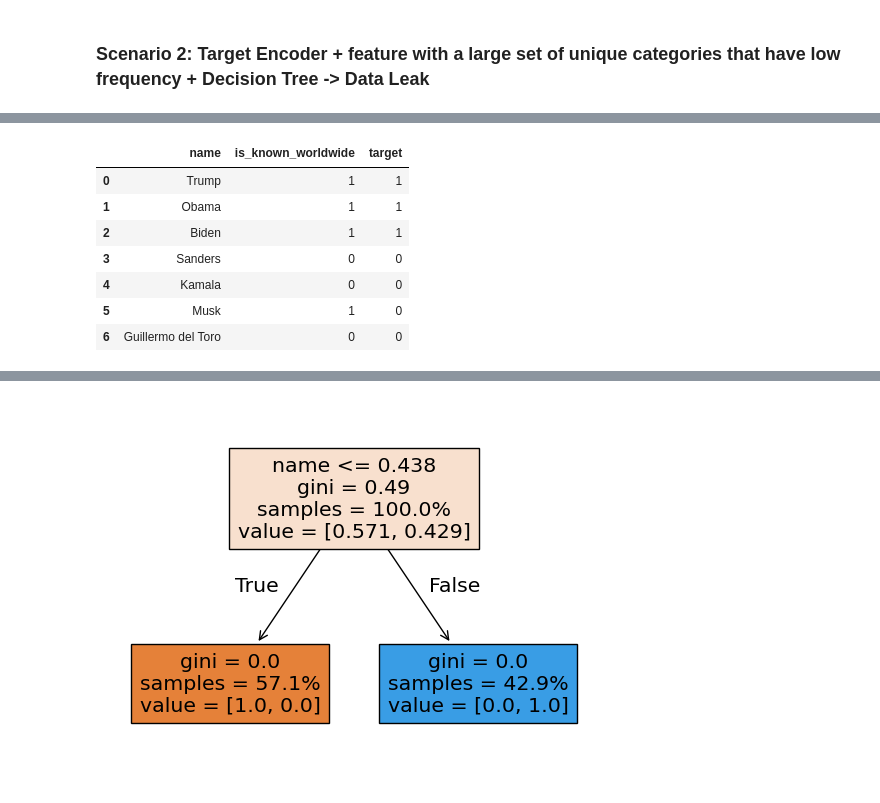
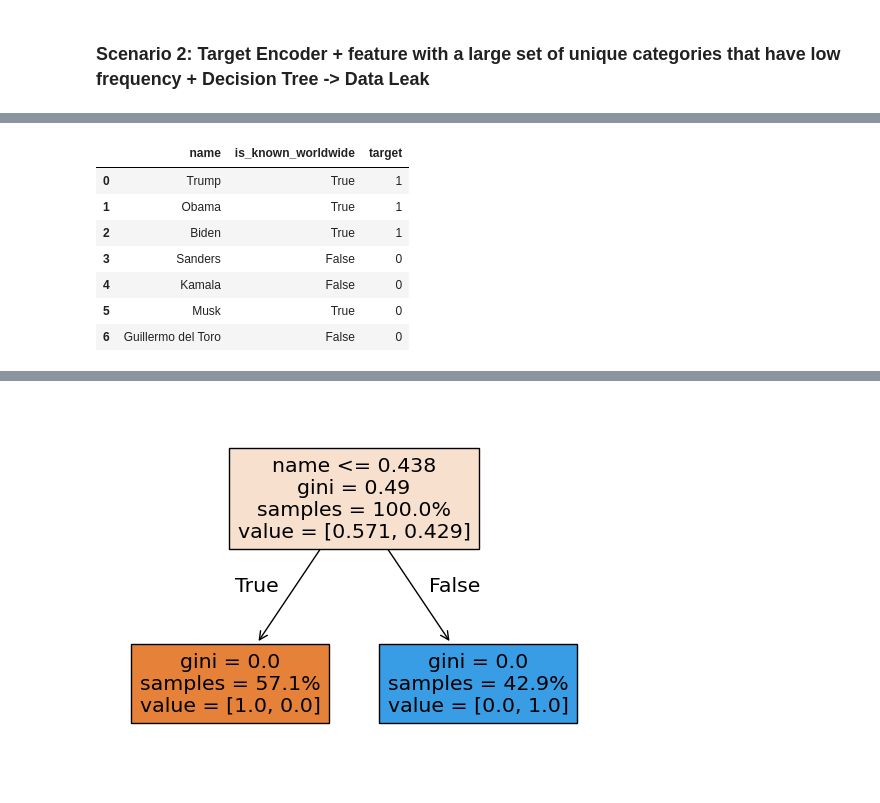
Before and after one commit to dooreas/TowardsCatboost, a Jupyter notebook: towards_catboost.ipynb, the cells around one changed output, grey strips where cells are left out. Drawn from its saved outputs; the diff is of its cells as text; code cells hidden in the pictures.

```diff
--- a/towards_catboost.ipynb
+++ b/towards_catboost.ipynb
@@ -250,18 +254,18 @@ Notice that this would not happen for other encoders. Nevertheless all projects
 # %%
 dataset_3 = pd.DataFrame(
     {
         "name": ["Trump", "Obama", "Biden", "Sanders", "Kamala", "Musk", "Guillermo del Toro"],
-        "is_known_worldwide": [1, 1, 1, 0, 0, 1, 0],
+        "is_known_worldwide": [True, True, True, False, False, True, False],
         "target": [1, 1, 1, 0, 0, 0, 0],
     },
 )
 dataset_3
 # %% [output]
 |  | name | is_known_worldwide | target |
-| 0 | Trump | 1 | 1 |
-| 1 | Obama | 1 | 1 |
-| 2 | Biden | 1 | 1 |
-| 3 | Sanders | 0 | 0 |
-| 4 | Kamala | 0 | 0 |
-| 5 | Musk | 1 | 0 |
-| 6 | Guillermo del Toro | 0 | 0 |
+| 0 | Trump | True | 1 |
+| 1 | Obama | True | 1 |
+| 2 | Biden | True | 1 |
+| 3 | Sanders | False | 0 |
+| 4 | Kamala | False | 0 |
+| 5 | Musk | True | 0 |
+| 6 | Guillermo del Toro | False | 0 |
```
Also changed, not shown: parts of 6 cells of this notebook, 1 other file.
